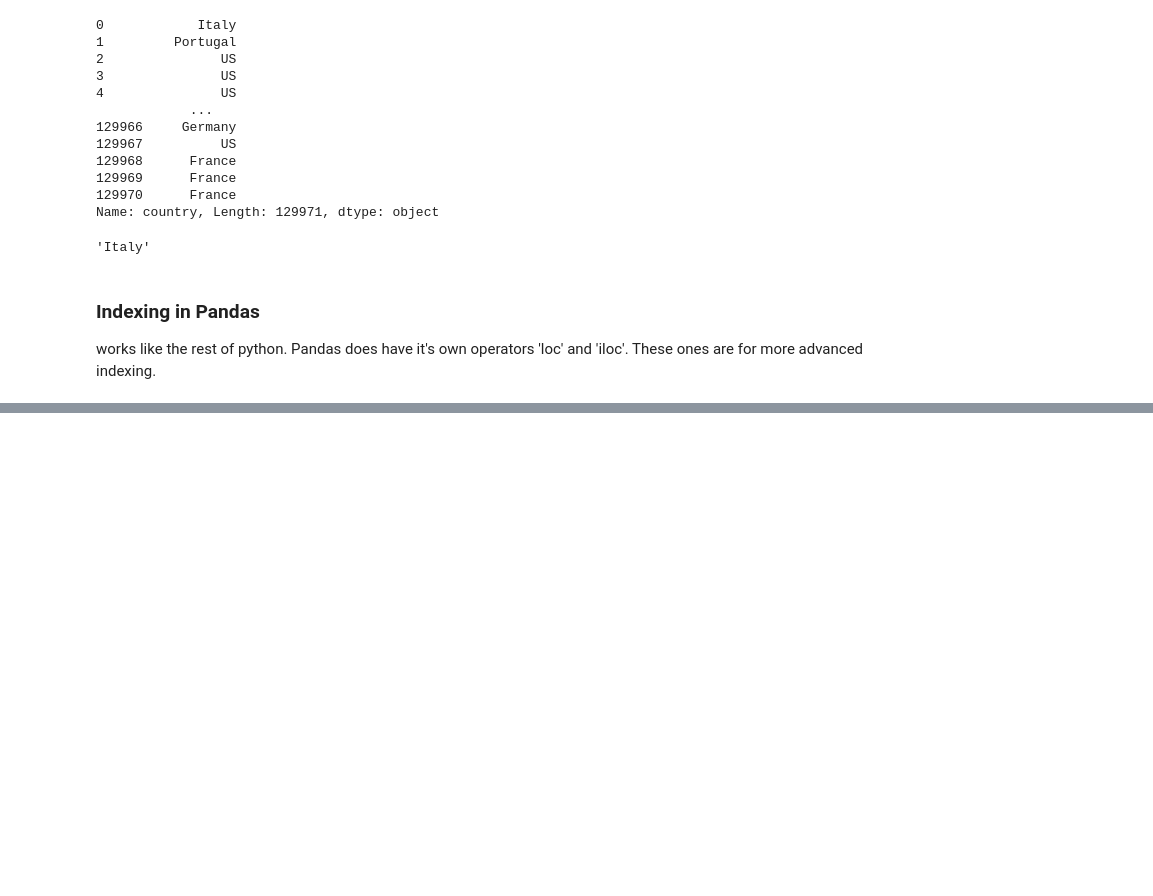
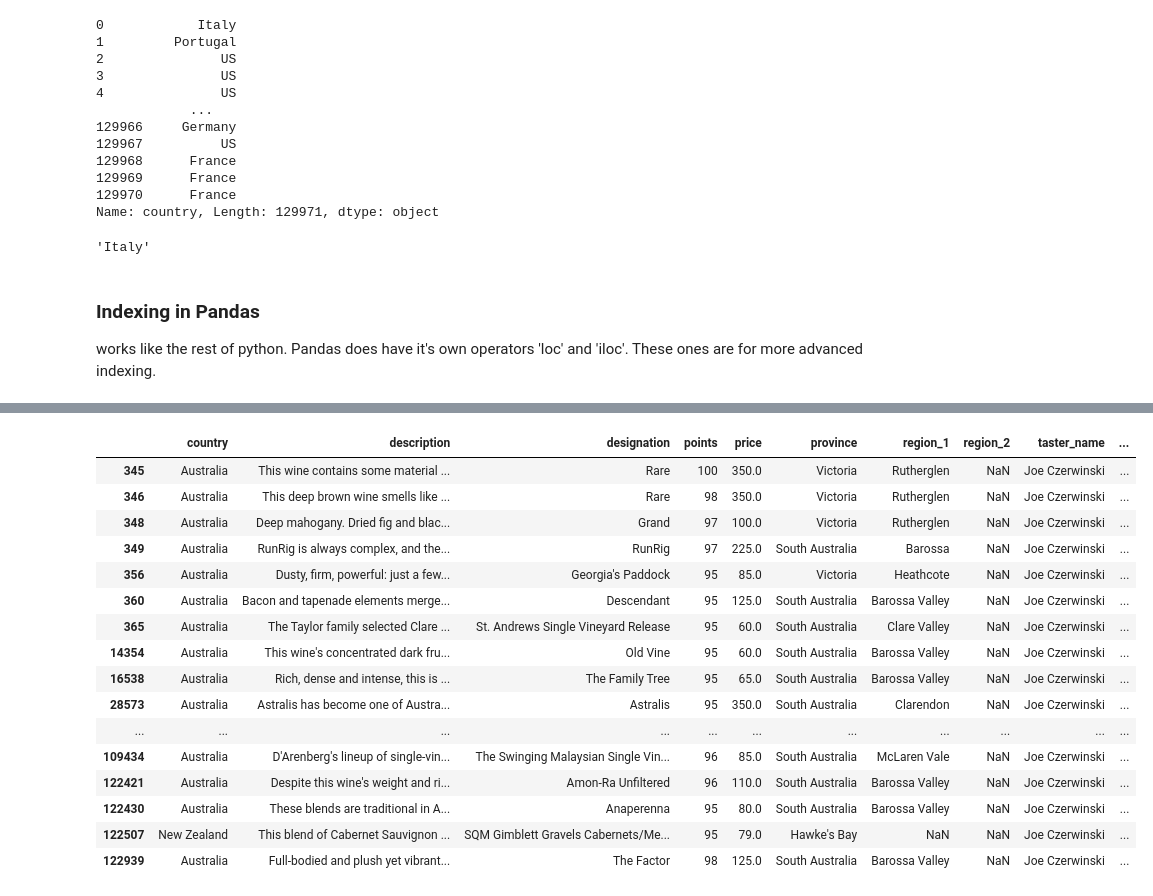
Before and after one commit to Heitan104/ds-ml-journey, a Jupyter notebook: 01-python-pandas/notebooks/panda.ipynb, the cells around one changed output, grey strips where cells are left out. Saved outputs shown, nothing was run; the diff lists cells and outputs as text; code cells hidden in the pictures; blank space fills up the shorter version.

```diff
--- a/01-python-pandas/notebooks/panda.ipynb
+++ b/01-python-pandas/notebooks/panda.ipynb
@@ -114,0 +196,2 @@ works like the rest of python. Pandas does have it's own operators 'loc' and 'il
+# %%
+wine_reviews.set_index('title')
@@ -114,0 +336,3 @@ works like the rest of python. Pandas does have it's own operators 'loc' and 'il
+# %%
+wine_reviews['critic'] = 'everyone'
+wine_reviews['critic']
@@ -114,0 +354,3 @@ works like the rest of python. Pandas does have it's own operators 'loc' and 'il
+# %%
+wine_reviews['index_backwards'] = range(len(wine_reviews), 0, -1)
+wine_reviews['index_backwards']
@@ -114,0 +370,20 @@ works like the rest of python. Pandas does have it's own operators 'loc' and 'il
+# %%
+wine_reviews.loc[((wine_reviews.country == 'Australia') | (wine_reviews.country == 'New Zealand')) & (wine_reviews.points >= 95)]
+# %% [output]
+|  | country | description | designation | points | price | province | region_1 | region_2 | taster_name | ... |
+| 345 | Australia | This wine contains some material ... | Rare | 100 | 350.0 | Victoria | Rutherglen | NaN | Joe Czerwinski | ... |
+| 346 | Australia | This deep brown wine smells like ... | Rare | 98 | 350.0 | Victoria | Rutherglen | NaN | Joe Czerwinski | ... |
+| 348 | Australia | Deep mahogany. Dried fig and blac... | Grand | 97 | 100.0 | Victoria | Rutherglen | NaN | Joe Czerwinski | ... |
+| 349 | Australia | RunRig is always complex, and the... | RunRig | 97 | 225.0 | South Australia | Barossa | NaN | Joe Czerwinski | ... |
+| 356 | Australia | Dusty, firm, powerful: just a few... | Georgia's Paddock | 95 | 85.0 | Victoria | Heathcote | NaN | Joe Czerwinski | ... |
+| 360 | Australia | Bacon and tapenade elements merge... | Descendant | 95 | 125.0 | South Australia | Barossa Valley | NaN | Joe Czerwinski | ... |
+| 365 | Australia | The Taylor family selected Clare ... | St. Andrews Single Vineyard Release | 95 | 60.0 | South Australia | Clare Valley | NaN | Joe Czerwinski | ... |
+| 14354 | Australia | This wine's concentrated dark fru... | Old Vine | 95 | 60.0 | South Australia | Barossa Valley | NaN | Joe Czerwinski | ... |
+| 16538 | Australia | Rich, dense and intense, this is ... | The Family Tree | 95 | 65.0 | South Australia | Barossa Valley | NaN | Joe Czerwinski | ... |
+| 28573 | Australia | Astralis has become one of Austra... | Astralis | 95 | 350.0 | South Australia | Clarendon | NaN | Joe Czerwinski | ... |
+| ... | ... | ... | ... | ... | ... | ... | ... | ... | ... | ... |
+| 109434 | Australia | D'Arenberg's lineup of single-vin... | The Swinging Malaysian Single Vin... | 96 | 85.0 | South Australia | McLaren Vale | NaN | Joe Czerwinski | ... |
+| 122421 | Australia | Despite this wine's weight and ri... | Amon-Ra Unfiltered | 96 | 110.0 | South Australia | Barossa Valley | NaN | Joe Czerwinski | ... |
+| 122430 | Australia | These blends are traditional in A... | Anaperenna | 95 | 80.0 | South Australia | Barossa Valley | NaN | Joe Czerwinski | ... |
+| 122507 | New Zealand | This blend of Cabernet Sauvignon ... | SQM Gimblett Gravels Cabernets/Me... | 95 | 79.0 | Hawke's Bay | NaN | NaN | Joe Czerwinski | ... |
+| 122939 | Australia | Full-bodied and plush yet vibrant... | The Factor | 98 | 125.0 | South Australia | Barossa Valley | NaN | Joe Czerwinski | ... |
```
Also changed, not shown: parts of 25 cells of this notebook, 2 other files.
